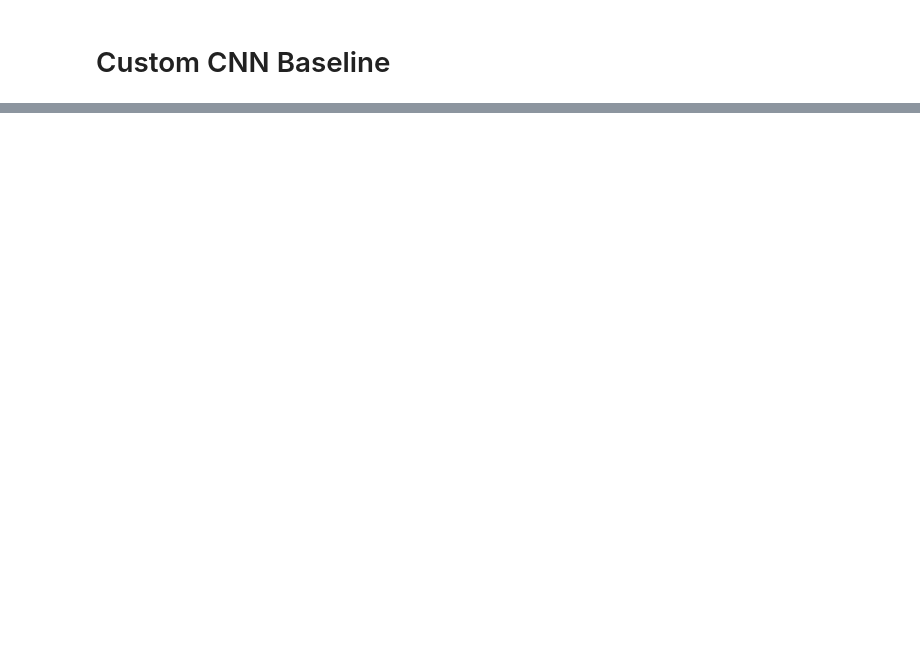
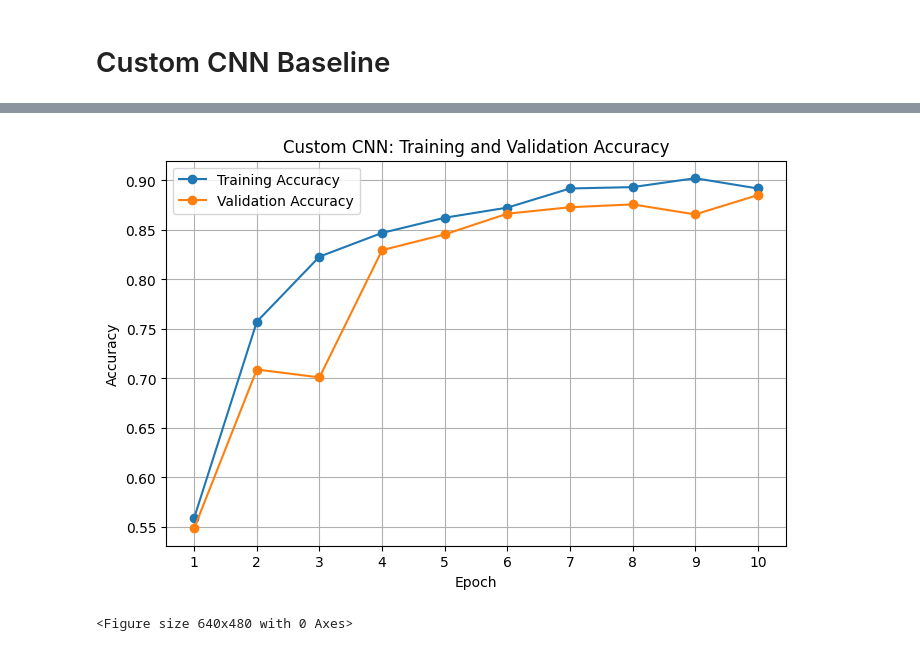
Before and after one commit to Jamiul-kawsar/covid_chest_x-ray_curated_dataset, a Jupyter notebook: notebooks/COVID_Chest_X_Ray_Research_Project_Curated_Dataset.ipynb, the cells around one changed output, grey strips where cells are left out. Cells and saved outputs as stored; diff of their text form; code cells hidden in the pictures; blank space fills up the shorter version.

```diff
--- a/notebooks/COVID_Chest_X_Ray_Research_Project_Curated_Dataset.ipynb
+++ b/notebooks/COVID_Chest_X_Ray_Research_Project_Curated_Dataset.ipynb
@@ -791,0 +1049,37 @@ Output shape: torch.Size([32, 3])
+# %%
+# Plot training and validation accuracy
+plt.figure(figsize=(8, 5))
+
+plt.plot(
+    epochs,
+    train_accuracies,
+    marker="o",
+    label="Training Accuracy"
+)
+
+plt.plot(
+    epochs,
+    val_accuracies,
+    marker="o",
+    label="Validation Accuracy"
+)
+
+plt.xlabel("Epoch")
+plt.ylabel("Accuracy")
+plt.title("Custom CNN: Training and Validation Accuracy")
+
+plt.xticks(epochs)
+plt.legend()
+plt.grid(True)
+
+plt.show()
+# %% [output]
+[figure, added]
+# %%
+plt.savefig(
+    "custom_cnn_training_accuracy.png",
+    dpi=300,
+    bbox_inches="tight"
+)
+# %% [output]
+<Figure size 640x480 with 0 Axes>
```
Also changed, not shown: parts of 17 cells of this notebook.
